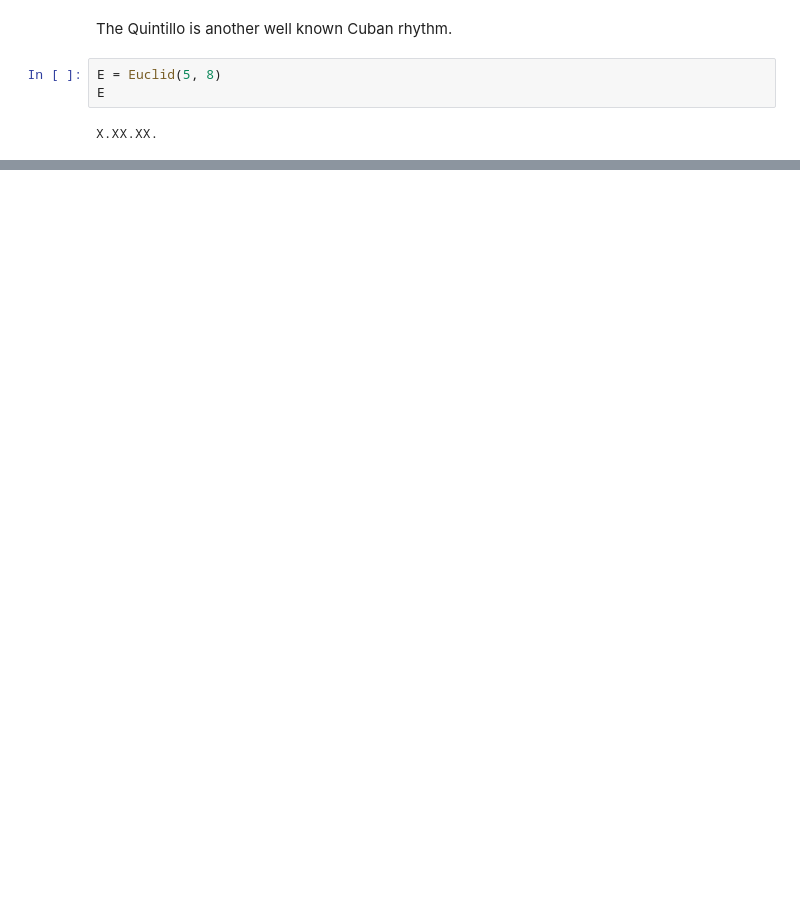
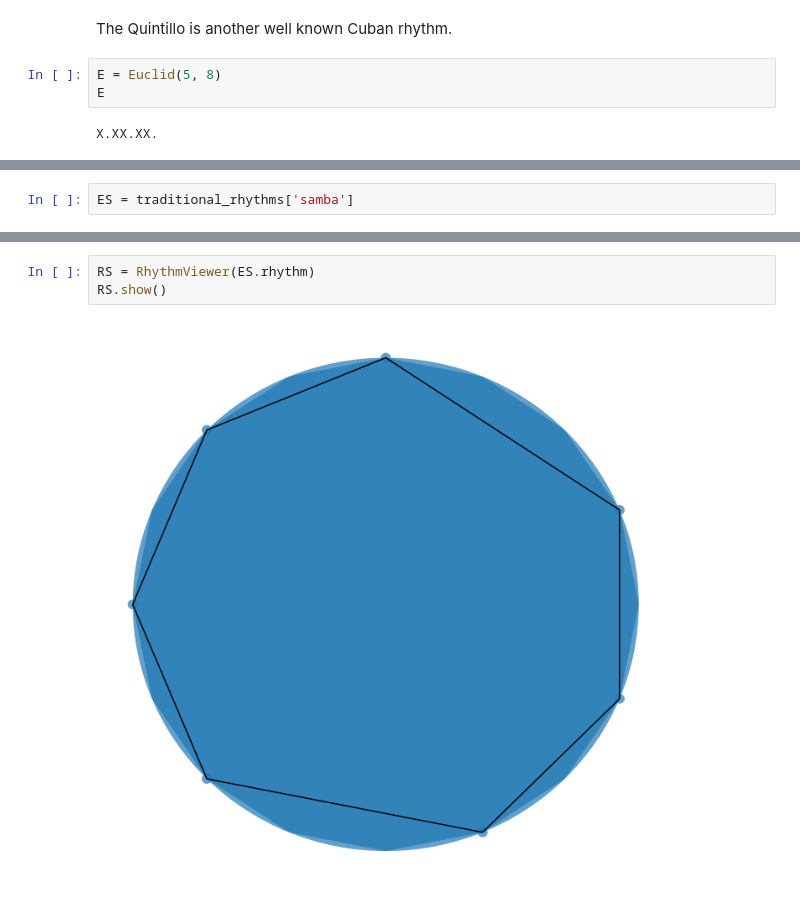
Before and after one commit to fccoelho/musicir, a Jupyter notebook: docs/Rhythms.ipynb, the cells around one changed output, grey strips where cells are left out. Saved outputs shown, nothing was run; the diff lists cells and outputs as text; blank space fills up the shorter version.

Commit message:
Improved Rhythms documentation

```diff
--- a/docs/Rhythms.ipynb
+++ b/docs/Rhythms.ipynb
@@ -60,0 +63,2 @@ beat.show()
+# %%
+ES = traditional_rhythms['samba']
@@ -60,0 +70,5 @@ beat.show()
+# %%
+RS = RhythmViewer(ES.rhythm)
+RS.show()
+# %% [output]
+[figure, added]
```
Also changed, not shown: parts of 6 cells of this notebook.
